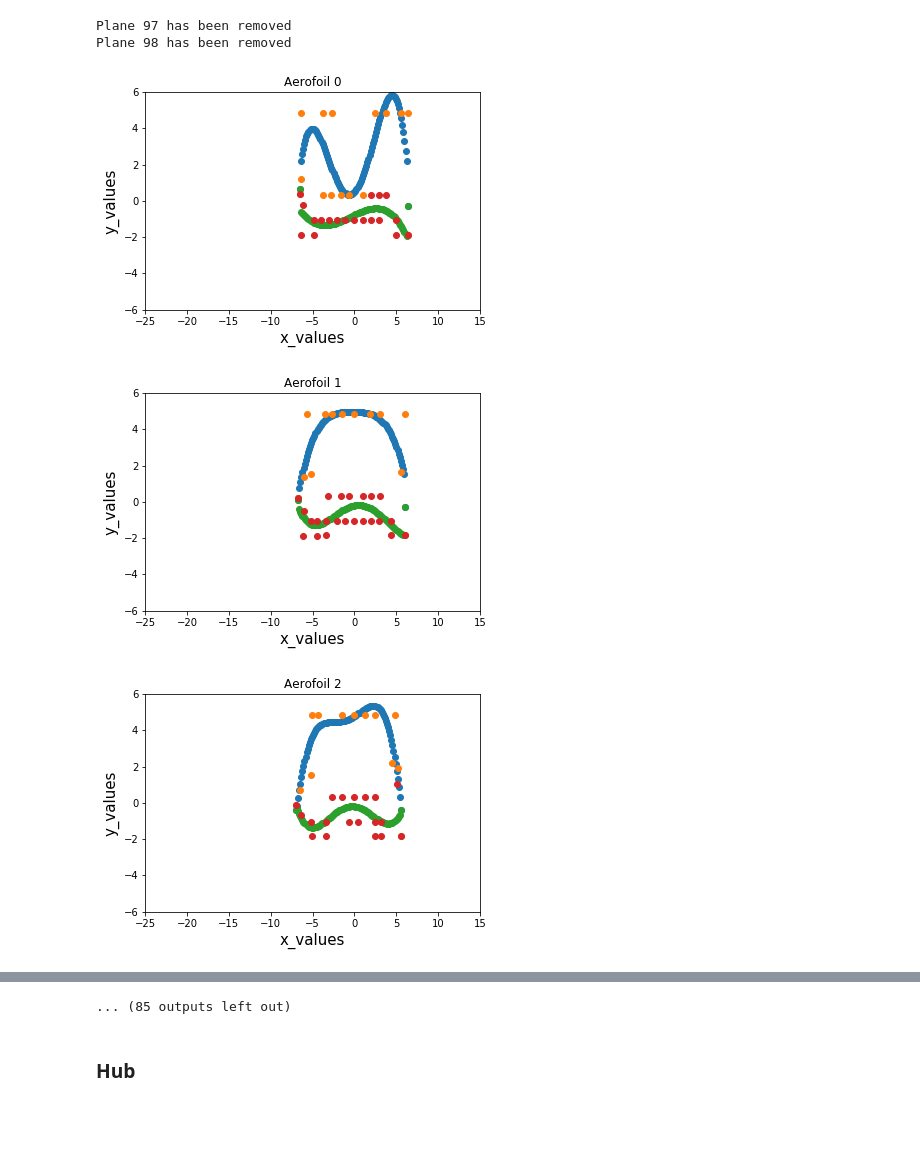
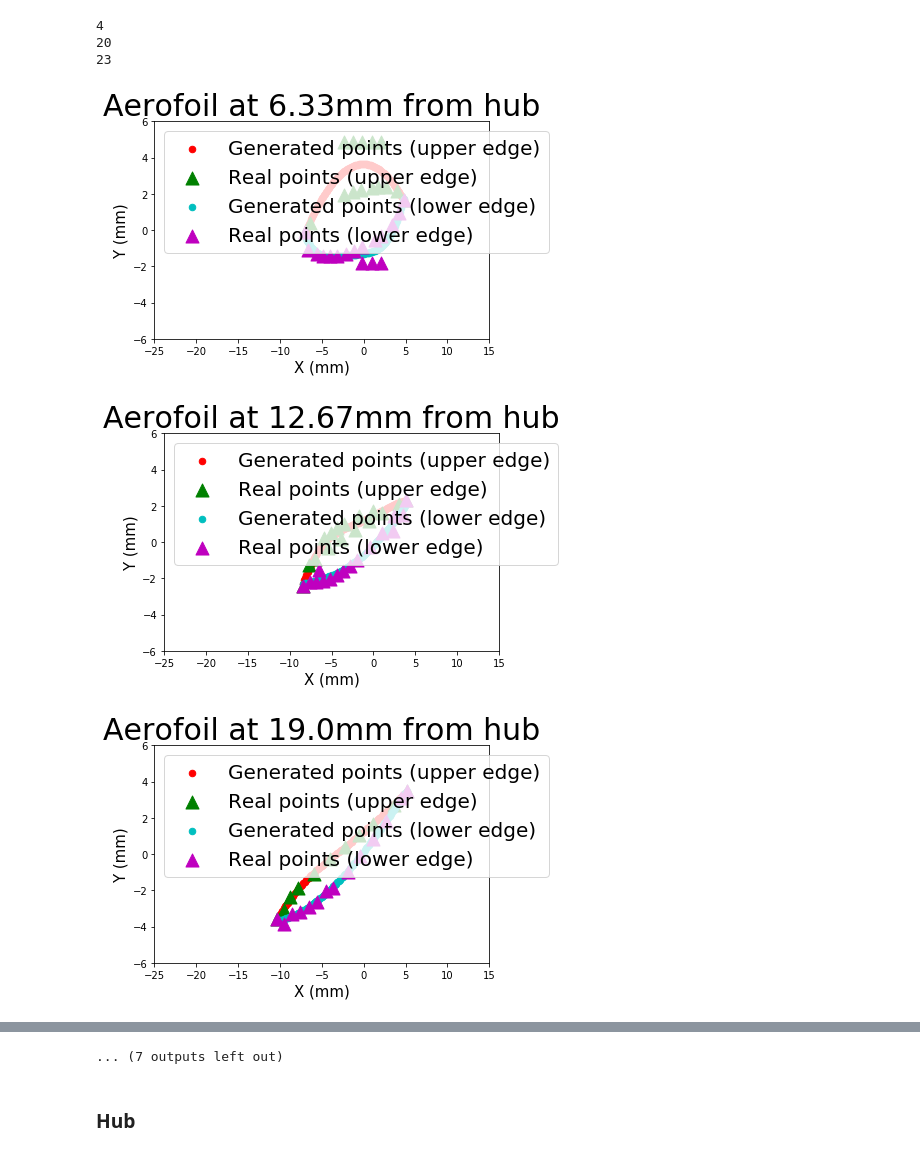
Before and after one commit to PaulineMauryL/PropellerProject, a Jupyter notebook: Projection notebook.ipynb, the cells around one changed output, grey strips where cells are left out. Drawn from its saved outputs; the diff is of its cells as text; code cells hidden in the pictures; blank space fills up the shorter version.

Commit message:
aerofoil for xfoil at percentages

```diff
--- a/Projection notebook.ipynb
+++ b/Projection notebook.ipynb
@@ -17,5 +17,6 @@ from parameters import *
 # %%
 propeller = pd.read_csv('propeller_data.csv')
+nb_aerofoil = 4
 # %%
 #####################################################################################################
 ##########################            PRE-PROCESSING            #####################################
@@ -29,2 +28,2 @@ nb_seg = 100
 # %%
-planes, delta_d = get_planes(upper_blade, dmiddle, dlowest, vect_length, nb_seg)   #get equations of planes for projection
+planes, delta_d = get_planes(upper_blade, dmiddle, dlowest, vect_length, nb_aerofoil + 1) #get equations of planes for projection
@@ -51,3 +46,11 @@ Points of plane 99
+# %%
+print(len(all_plane_points))
+print(len(all_plane_points[0]))
+print(len(all_plane_points[1]))
+# %% [output]
+4
+20
+23
 # %%
 #####################################################################################################
 ##########################              PROJECTION              #####################################
@@ -55,13 +58,10 @@ Points of plane 99
 right_param, left_param, right_pts, left_pts = get_all_projections(planes, all_plane_points)
 # %%
 x_list, y_right_list, y_left_list, right_pts, left_pts, position, rm = get_generated_points(right_param, left_param, right_pts, left_pts, delta_d)
-# %% [output]
-Plane 97 has been removed
-Plane 98 has been removed
 # %%
 for i in range(len(all_plane_points) - rm):
-    plot_interpolation_both_sides( right_pts[i], left_pts[i], x_list[i], y_right_list[i], y_left_list[i], i, "Aerofoil " + str(i))
+    plot_interpolation_both_sides( right_pts[i], left_pts[i], x_list[i], y_right_list[i], y_left_list[i], i, "Aerofoil at " + str(round(position[i], 2)) + "mm from hub" )
 # %% [output]
-[figure, old version]
+[figure, new version]
-[figure, old version]
+[figure, new version]
-[figure, old version]
+[figure, new version]
@@ -77,4 +77,4 @@ for i in range(len(all_plane_points) - rm):
-... (85 outputs left out)
+... (7 outputs left out)
 # %%
 #####################################################################################################
 ##########################              PARAMETERS              #####################################
```
Also changed, not shown: parts of 7 cells of this notebook, 10 other files.
